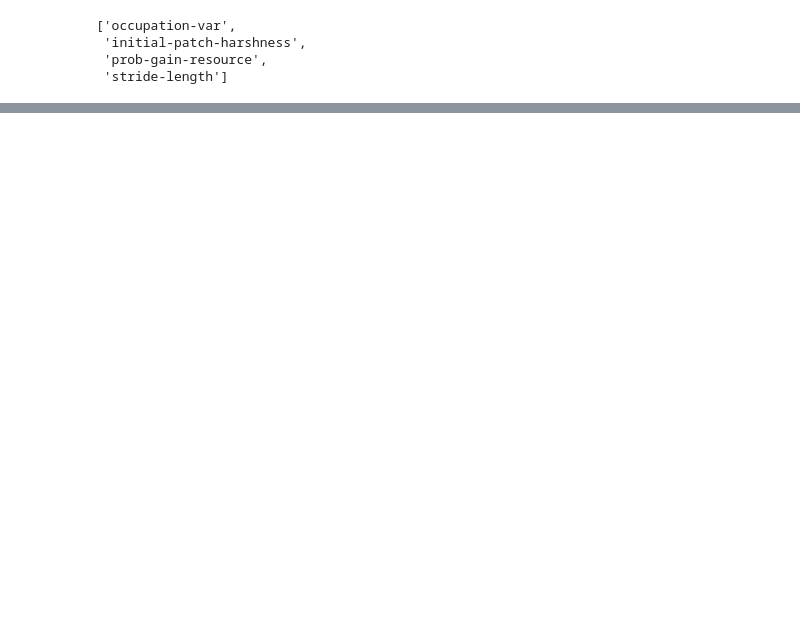
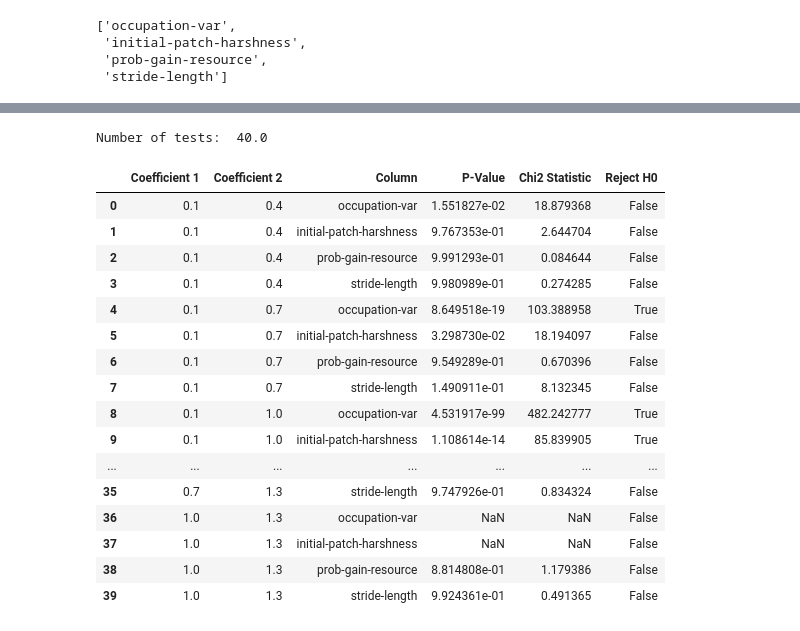
Before and after one commit to Janko-dev/altruism_netlogo, a Jupyter notebook: notebooks/exp2_data_exploration_and_analysis.ipynb, the cells around one changed output, grey strips where cells are left out. Drawn from its saved outputs; the diff is of its cells as text; code cells hidden in the pictures; blank space fills up the shorter version.

```diff
--- a/notebooks/exp2_data_exploration_and_analysis.ipynb
+++ b/notebooks/exp2_data_exploration_and_analysis.ipynb
@@ -297,0 +361,57 @@ create_gif(frames, output_filename, duration=500)
+# %%
+coefficients = np.arange(0.1, 1.6, 0.3) # Adjust the step if needed
+num_tests = len(coefficients) * (len(coefficients) - 1) / 2 * len(varying_inputs)
+print('Number of tests: ', num_tests)
+
+def perform_chi_square_test(df1, df2, column, alpha, number_of_tests):
+    # Combine and count occurrences in each category for the column
+    combined_counts = pd.concat([df1[column].value_counts(), df2[column].value_counts()], axis=1, keys=['df1', 'df2'])
+
+    # Perform Chi-square test
+    chi2, p, dof, _ = chi2_contingency(combined_counts)
+
+    # Bonferoni correction
+    adjusted_alpha = alpha / number_of_tests
+
+    reject_H_0 = p < adjusted_alpha
+
+    return p, chi2, reject_H_0
+
+results = []
+
+for i, coeff1 in enumerate(coefficients):
+    for coeff2 in coefficients[i+1:]:
+        # Filter datasets by each coefficient
+        df1 = exp[exp['count altruism-agents'] > coeff1 * exp['count greedy-agents']]
+        df2 = exp[exp['count altruism-agents'] > coeff2 * exp['count greedy-agents']]
+
+        assert df1.shape[0] > 50 and df2.shape[0] > 50, "Must have at least 50 samples for chi2 test"
+
+        for column in varying_inputs:
+            # Perform Chi-square test for the column
+            p_value, chi2_statistic, reject_H_0 = perform_chi_square_test(df1, df2, column, alpha=0.05, number_of_tests=num_tests)
+            if p_value is not None:
+                results.append((coeff1, coeff2, column, p_value, chi2_statistic, reject_H_0))
+
+# Convert results to DataFrame for easier viewing
+results_df = pd.DataFrame(results, columns=['Coefficient 1', 'Coefficient 2', 'Column', 'P-Value', 'Chi2 Statistic', 'Reject H0'])
+results_df
+# %% [output]
+Number of tests:  40.0
+|  | Coefficient 1 | Coefficient 2 | Column | P-Value | Chi2 Statistic | Reject H0 |
+| 0 | 0.1 | 0.4 | occupation-var | 1.551827e-02 | 18.879368 | False |
+| 1 | 0.1 | 0.4 | initial-patch-harshness | 9.767353e-01 | 2.644704 | False |
+| 2 | 0.1 | 0.4 | prob-gain-resource | 9.991293e-01 | 0.084644 | False |
+| 3 | 0.1 | 0.4 | stride-length | 9.980989e-01 | 0.274285 | False |
+| 4 | 0.1 | 0.7 | occupation-var | 8.649518e-19 | 103.388958 | True |
+| 5 | 0.1 | 0.7 | initial-patch-harshness | 3.298730e-02 | 18.194097 | False |
+| 6 | 0.1 | 0.7 | prob-gain-resource | 9.549289e-01 | 0.670396 | False |
+| 7 | 0.1 | 0.7 | stride-length | 1.490911e-01 | 8.132345 | False |
+| 8 | 0.1 | 1.0 | occupation-var | 4.531917e-99 | 482.242777 | True |
+| 9 | 0.1 | 1.0 | initial-patch-harshness | 1.108614e-14 | 85.839905 | True |
+| ... | ... | ... | ... | ... | ... | ... |
+| 35 | 0.7 | 1.3 | stride-length | 9.747926e-01 | 0.834324 | False |
+| 36 | 1.0 | 1.3 | occupation-var | NaN | NaN | False |
+| 37 | 1.0 | 1.3 | initial-patch-harshness | NaN | NaN | False |
+| 38 | 1.0 | 1.3 | prob-gain-resource | 8.814808e-01 | 1.179386 | False |
+| 39 | 1.0 | 1.3 | stride-length | 9.924361e-01 | 0.491365 | False |
```
Also changed, not shown: parts of 35 cells of this notebook, 52 other files.
